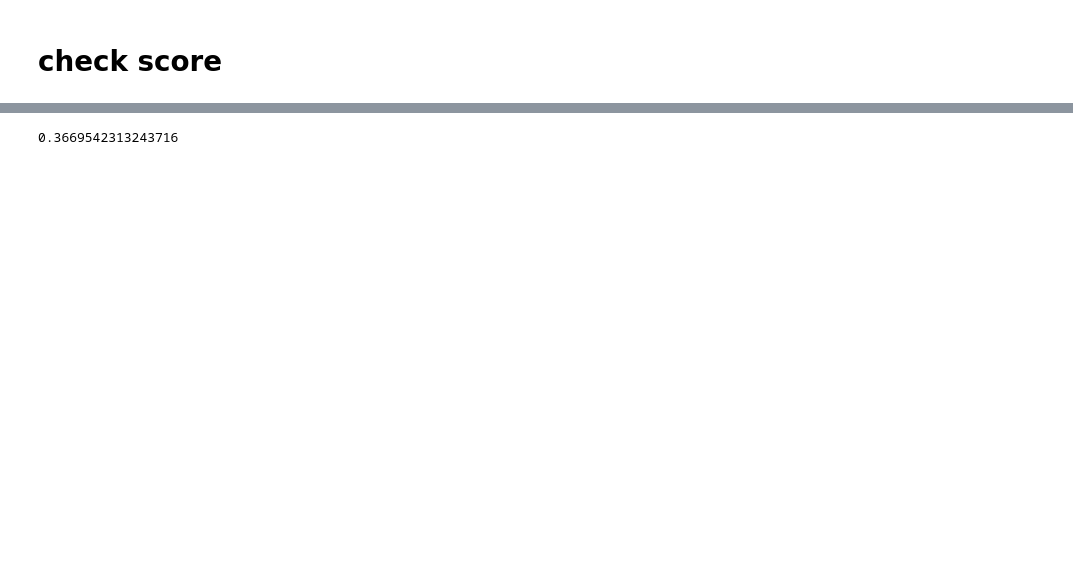
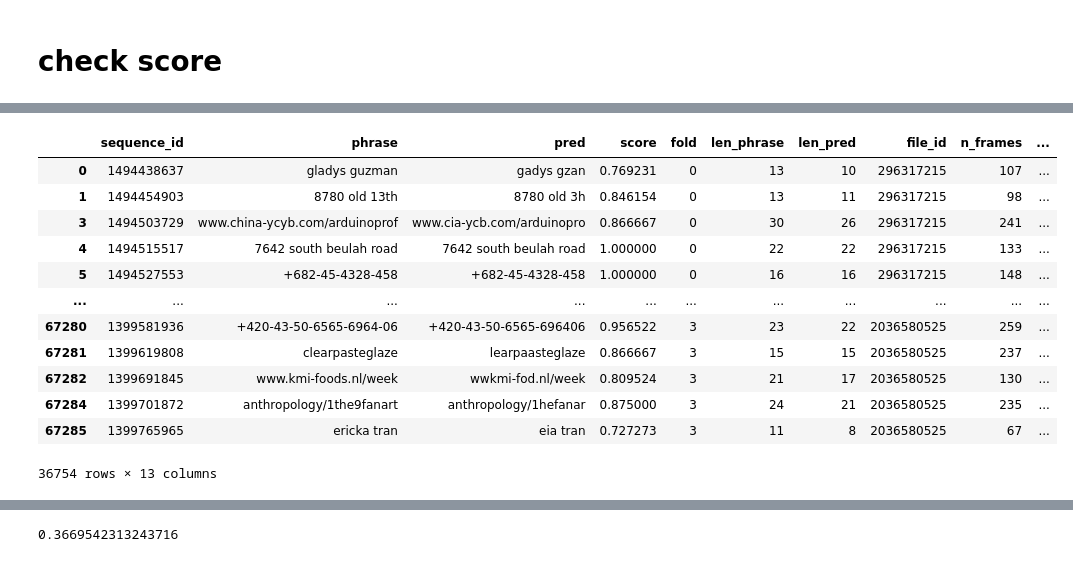
Before and after one commit to Luka-Magic/kaggle_asl2, a Jupyter notebook: exp/exp0007/check_oof.ipynb, the cells around one changed output, grey strips where cells are left out. Drawn from its saved outputs; the diff is of its cells as text; code cells hidden in the pictures; blank space fills up the shorter version.

```diff
--- a/exp/exp0007/check_oof.ipynb
+++ b/exp/exp0007/check_oof.ipynb
@@ -191,0 +183,16 @@ np.mean(score)
+# %%
+probing_df
+# %% [output]
+|  | sequence_id | phrase | pred | score | fold | len_phrase | len_pred | file_id | n_frames | ... |
+| 0 | 1494438637 | gladys guzman | gadys gzan | 0.769231 | 0 | 13 | 10 | 296317215 | 107 | ... |
+| 1 | 1494454903 | 8780 old 13th | 8780 old 3h | 0.846154 | 0 | 13 | 11 | 296317215 | 98 | ... |
+| 3 | 1494503729 | www.china-ycyb.com/arduinoprof | www.cia-ycb.com/arduinopro | 0.866667 | 0 | 30 | 26 | 296317215 | 241 | ... |
+| 4 | 1494515517 | 7642 south beulah road | 7642 south beulah road | 1.000000 | 0 | 22 | 22 | 296317215 | 133 | ... |
+| 5 | 1494527553 | +682-45-4328-458 | +682-45-4328-458 | 1.000000 | 0 | 16 | 16 | 296317215 | 148 | ... |
+| ... | ... | ... | ... | ... | ... | ... | ... | ... | ... | ... |
+| 67280 | 1399581936 | +420-43-50-6565-6964-06 | +420-43-50-6565-696406 | 0.956522 | 3 | 23 | 22 | 2036580525 | 259 | ... |
+| 67281 | 1399619808 | clearpasteglaze | learpaasteglaze | 0.866667 | 3 | 15 | 15 | 2036580525 | 237 | ... |
+| 67282 | 1399691845 | www.kmi-foods.nl/week | wwkmi-fod.nl/week | 0.809524 | 3 | 21 | 17 | 2036580525 | 130 | ... |
+| 67284 | 1399701872 | anthropology/1the9fanart | anthropology/1hefanar | 0.875000 | 3 | 24 | 21 | 2036580525 | 235 | ... |
+| 67285 | 1399765965 | ericka tran | eia tran | 0.727273 | 3 | 11 | 8 | 2036580525 | 67 | ... |
+36754 rows × 13 columns
```
Also changed, not shown: parts of 18 cells of this notebook, 1 other file.
